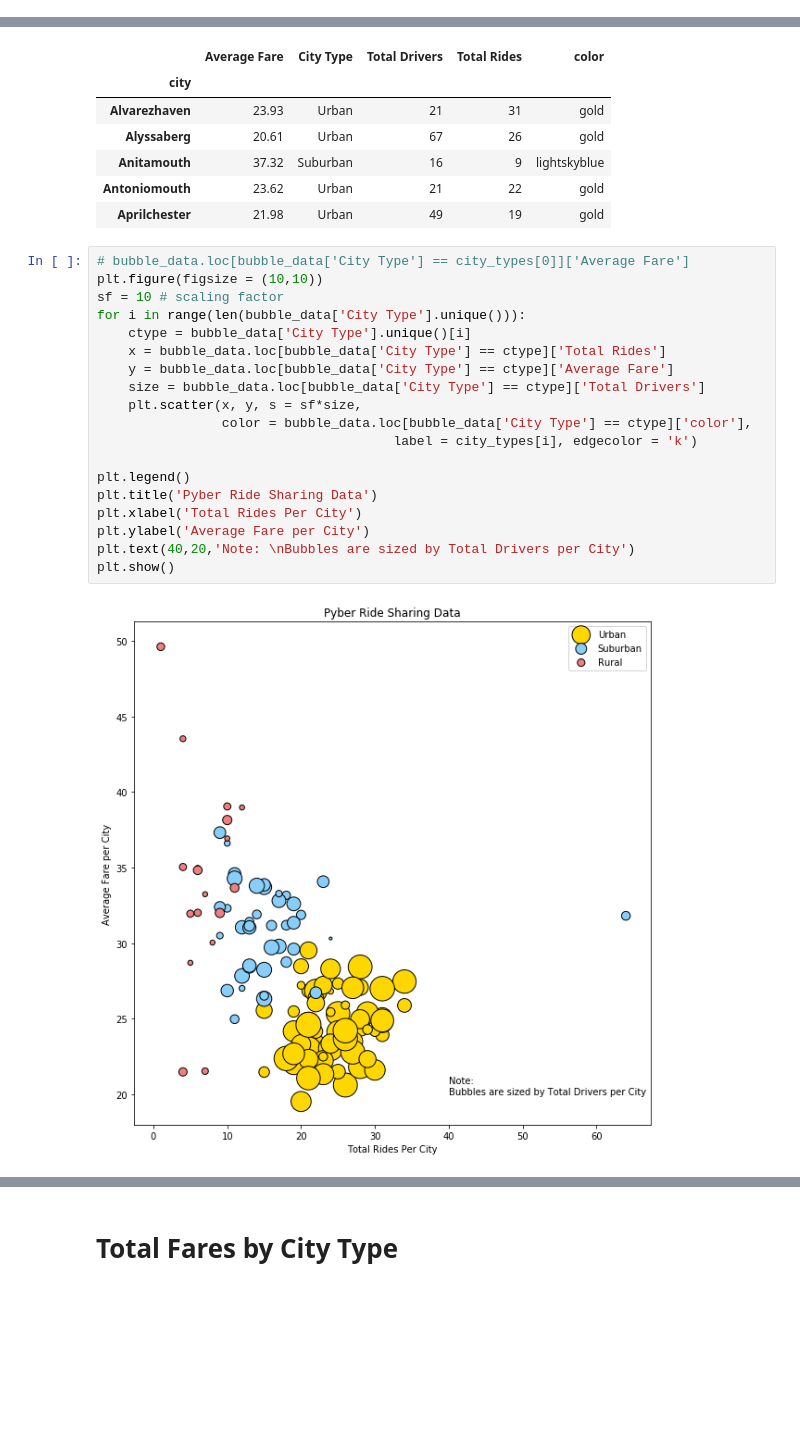
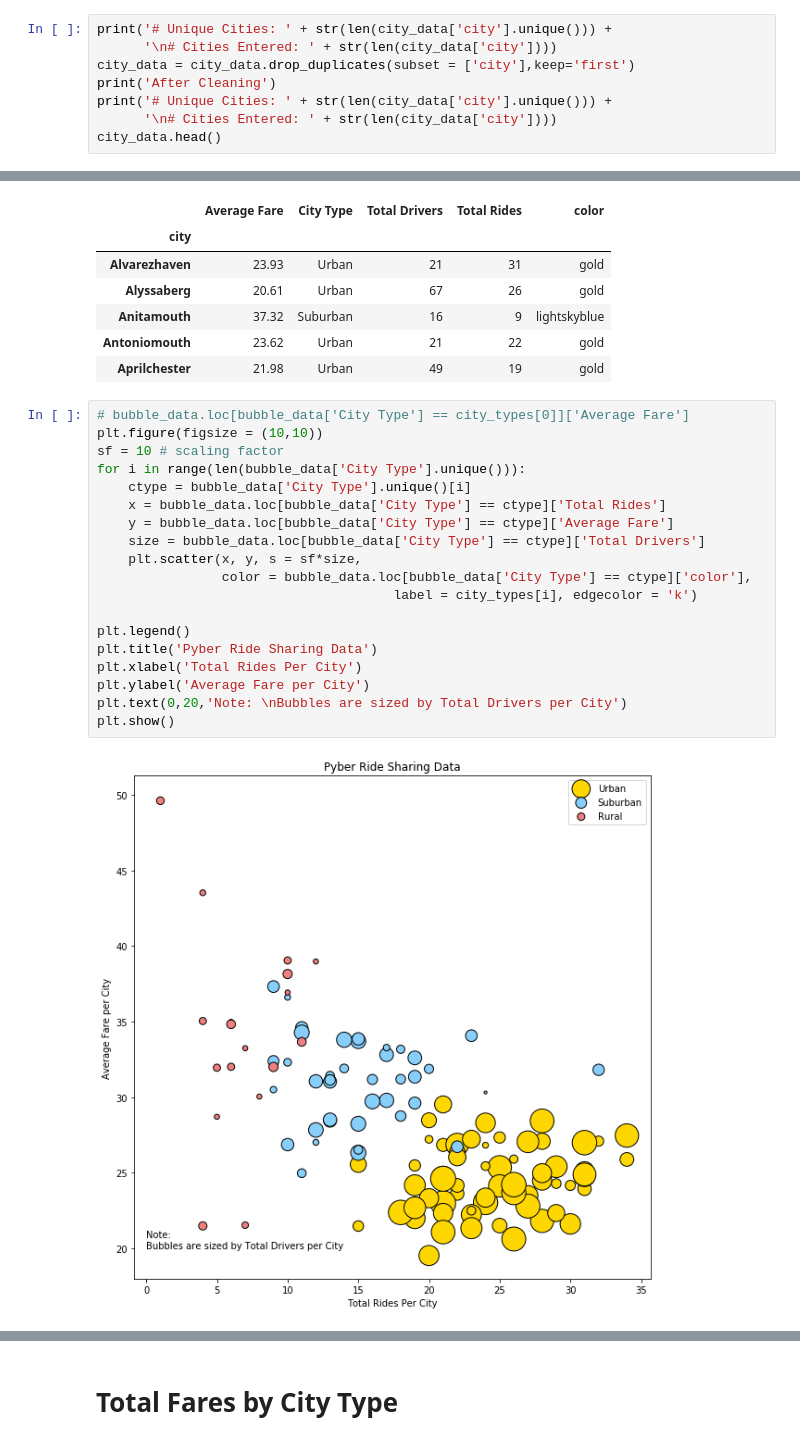
Before and after one commit to avlam/UCB-HW5, a Jupyter notebook: Pyber_avl/Pyber_avl.ipynb, the cells around one changed output, grey strips where cells are left out. Saved outputs shown, nothing was run; the diff lists cells and outputs as text; blank space fills up the shorter version.

Commit message:
Corrected for double-entered city

```diff
--- a/Pyber_avl/Pyber_avl.ipynb
+++ b/Pyber_avl/Pyber_avl.ipynb
@@ -31,0 +23,8 @@ city_data.head()
+# %%
+print('# Unique Cities: ' + str(len(city_data['city'].unique())) +
+      '\n# Cities Entered: ' + str(len(city_data['city'])))
+city_data = city_data.drop_duplicates(subset = ['city'],keep='first')
+print('After Cleaning')
+print('# Unique Cities: ' + str(len(city_data['city'].unique())) +
+      '\n# Cities Entered: ' + str(len(city_data['city'])))
+city_data.head()
@@ -85,24 +96,24 @@ bubble_data.head()
 # %%
 # bubble_data.loc[bubble_data['City Type'] == city_types[0]]['Average Fare']
 plt.figure(figsize = (10,10))
 sf = 10 # scaling factor
 for i in range(len(bubble_data['City Type'].unique())):
     ctype = bubble_data['City Type'].unique()[i]
     x = bubble_data.loc[bubble_data['City Type'] == ctype]['Total Rides']
     y = bubble_data.loc[bubble_data['City Type'] == ctype]['Average Fare']
     size = bubble_data.loc[bubble_data['City Type'] == ctype]['Total Drivers']
     plt.scatter(x, y, s = sf*size,
                 color = bubble_data.loc[bubble_data['City Type'] == ctype]['color'],
                                       label = city_types[i], edgecolor = 'k')
 
 plt.legend()
 plt.title('Pyber Ride Sharing Data')
 plt.xlabel('Total Rides Per City')
 plt.ylabel('Average Fare per City')
-plt.text(40,20,'Note: \nBubbles are sized by Total Drivers per City')
+plt.text(0,20,'Note: \nBubbles are sized by Total Drivers per City')
 plt.show()
 # %% [output]
-[figure, old version]
+[figure, new version]
 # %%
 # identify outlier
 bubble_data.sort_values(by=['Total Rides'],ascending=False).head()
```
Also changed, not shown: parts of 6 cells of this notebook, 5 other files.
